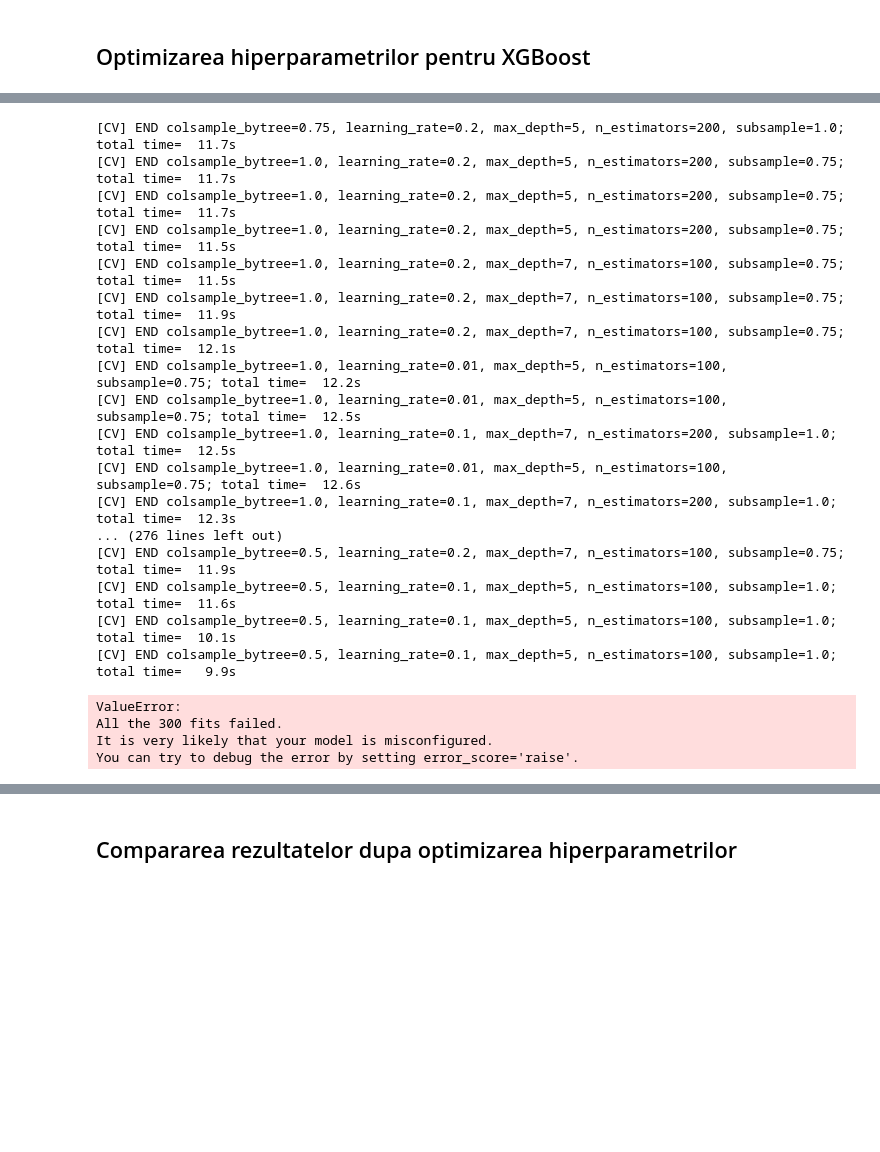
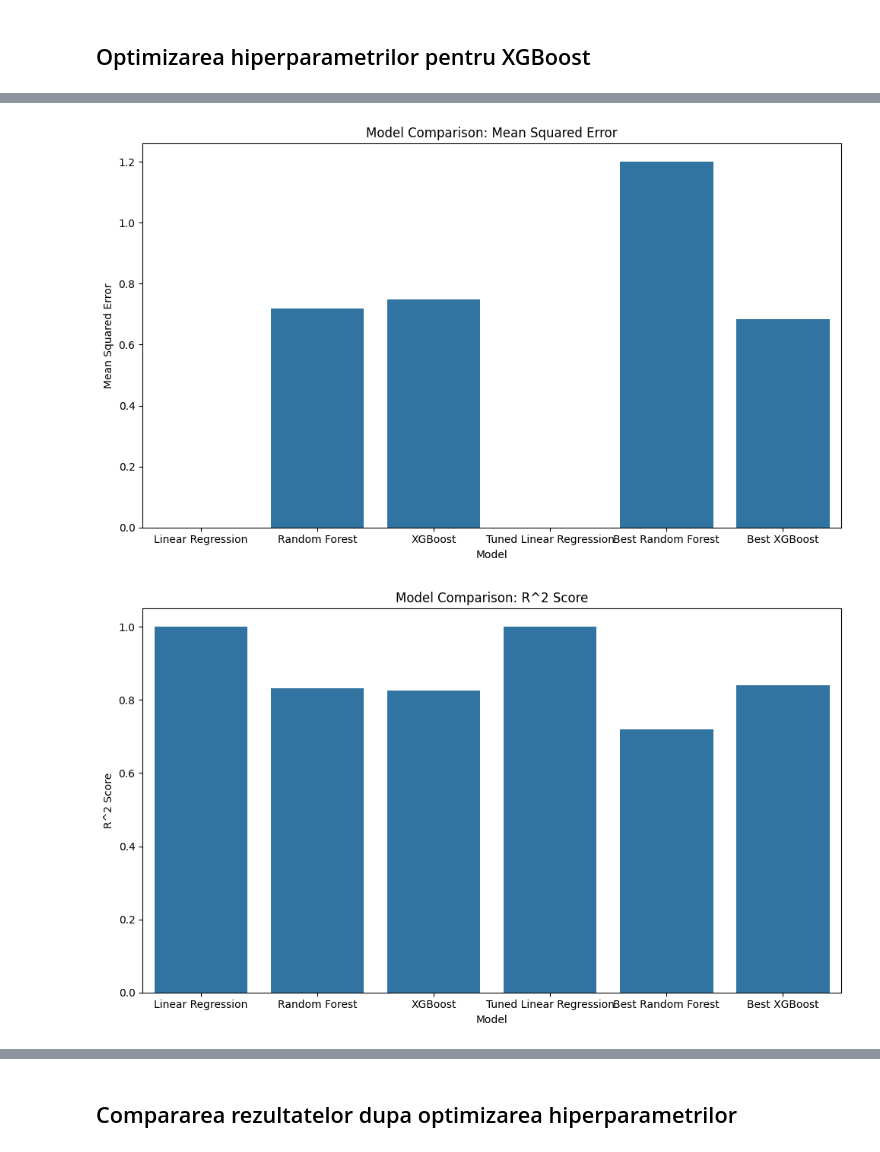
Before and after one commit to eduhaidu/video-game-sales, a Jupyter notebook: video-game-sales.ipynb, the cells around one changed output, grey strips where cells are left out. Cells and saved outputs as stored; diff of their text form; code cells hidden in the pictures; blank space fills up the shorter version.

```diff
--- a/video-game-sales.ipynb
+++ b/video-game-sales.ipynb
@@ -454,7 +479,7 @@ xgb_params = {
     'subsample': [0.5, 0.7, 1],
     'colsample_bytree': [0.5, 0.7, 1]
 }
-xgb_random = RandomizedSearchCV(estimator=xgb_model, param_distributions=xgb_params, n_iter=100, cv=3, verbose=2, random_state=42)
+xgb_random = RandomizedSearchCV(estimator=xgb_model, param_distributions=xgb_params, n_iter=100, cv=2, verbose=2, random_state=42)
 xgb_random.fit(X_train, y_train)
 best_xgb_model = xgb_random.best_estimator_
 best_xgb_model.fit(X_train, y_train)
@@ -463,10 +488,16 @@ mse_best_xgb = mean_squared_error(y_test, y_pred_best_xgb)
 r2_best_xgb = r2_score(y_test, y_pred_best_xgb)
 print(f'Best XGBoost Mean Squared Error: {mse_best_xgb}')
 print(f'Best XGBoost R^2 Score: {r2_best_xgb}')
+# Cross-validation for XGBoost
+from sklearn.model_selection import cross_val_score
+cv_scores_xgb = cross_val_score(best_xgb_model, X_train, y_train, cv=2)
+print(f'Cross-validation scores for XGBoost: {cv_scores_xgb}')
+print(f'Average cross-validation score for XGBoost: {np.mean(cv_scores_xgb):.4f}')
 # Storing results for comparison
 results['Best XGBoost'] = {
     'MSE': mse_best_xgb,
-    'R^2': r2_best_xgb
+    'R^2': r2_best_xgb,
+    'CV Score': np.mean(cv_scores_xgb)
 }
 # Plotting the results
 results_df = pd.DataFrame(results).T
@@ -485,4 +516,12 @@ plt.xlabel('Model')
 plt.ylabel('R^2 Score')
 plt.tight_layout()
 plt.show()
+# Plotting the CV scores
+plt.figure(figsize=(10, 6))
+sns.barplot(x=results_df.index, y='CV Score', data=results_df)
+plt.title('Model Comparison: Cross-validation Score')
+plt.xlabel('Model')
+plt.ylabel('Cross-validation Score')
+plt.tight_layout()
+plt.show()
 # %% [output]
@@ -498,21 +545,2 @@ Fitting 3 folds for each of 100 candidates, totalling 300 fits
-[CV] END colsample_bytree=0.75, learning_rate=0.2, max_depth=5, n_estimators=200, subsample=1.0; total time=  11.7s
-[CV] END colsample_bytree=1.0, learning_rate=0.2, max_depth=5, n_estimators=200, subsample=0.75; total time=  11.7s
-[CV] END colsample_bytree=1.0, learning_rate=0.2, max_depth=5, n_estimators=200, subsample=0.75; total time=  11.7s
-[CV] END colsample_bytree=1.0, learning_rate=0.2, max_depth=5, n_estimators=200, subsample=0.75; total time=  11.5s
-[CV] END colsample_bytree=1.0, learning_rate=0.2, max_depth=7, n_estimators=100, subsample=0.75; total time=  11.5s
-[CV] END colsample_bytree=1.0, learning_rate=0.2, max_depth=7, n_estimators=100, subsample=0.75; total time=  11.9s
-[CV] END colsample_bytree=1.0, learning_rate=0.2, max_depth=7, n_estimators=100, subsample=0.75; total time=  12.1s
-[CV] END colsample_bytree=1.0, learning_rate=0.01, max_depth=5, n_estimators=100, subsample=0.75; total time=  12.2s
-[CV] END colsample_bytree=1.0, learning_rate=0.01, max_depth=5, n_estimators=100, subsample=0.75; total time=  12.5s
-[CV] END colsample_bytree=1.0, learning_rate=0.1, max_depth=7, n_estimators=200, subsample=1.0; total time=  12.5s
-[CV] END colsample_bytree=1.0, learning_rate=0.01, max_depth=5, n_estimators=100, subsample=0.75; total time=  12.6s
-[CV] END colsample_bytree=1.0, learning_rate=0.1, max_depth=7, n_estimators=200, subsample=1.0; total time=  12.3s
-... (276 lines left out)
-[CV] END colsample_bytree=0.5, learning_rate=0.2, max_depth=7, n_estimators=100, subsample=0.75; total time=  11.9s
-[CV] END colsample_bytree=0.5, learning_rate=0.1, max_depth=5, n_estimators=100, subsample=1.0; total time=  11.6s
-[CV] END colsample_bytree=0.5, learning_rate=0.1, max_depth=5, n_estimators=100, subsample=1.0; total time=  10.1s
-[CV] END colsample_bytree=0.5, learning_rate=0.1, max_depth=5, n_estimators=100, subsample=1.0; total time=   9.9s
-ValueError:
-All the 300 fits failed.
-It is very likely that your model is misconfigured.
-You can try to debug the error by setting error_score='raise'.
+[figure, added]
+[figure, added]
```
Also changed, not shown: parts of 17 cells of this notebook, 1 other file.
